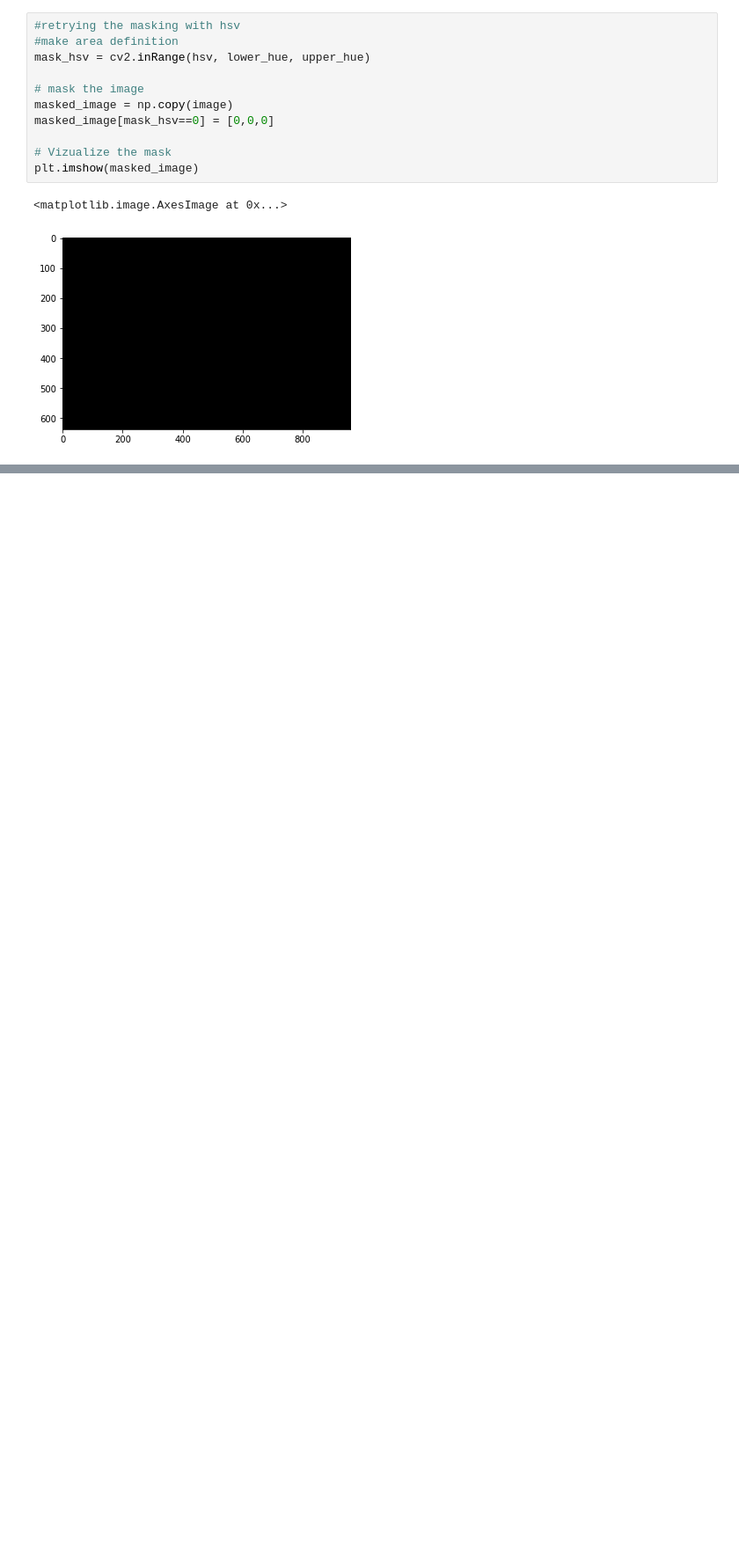
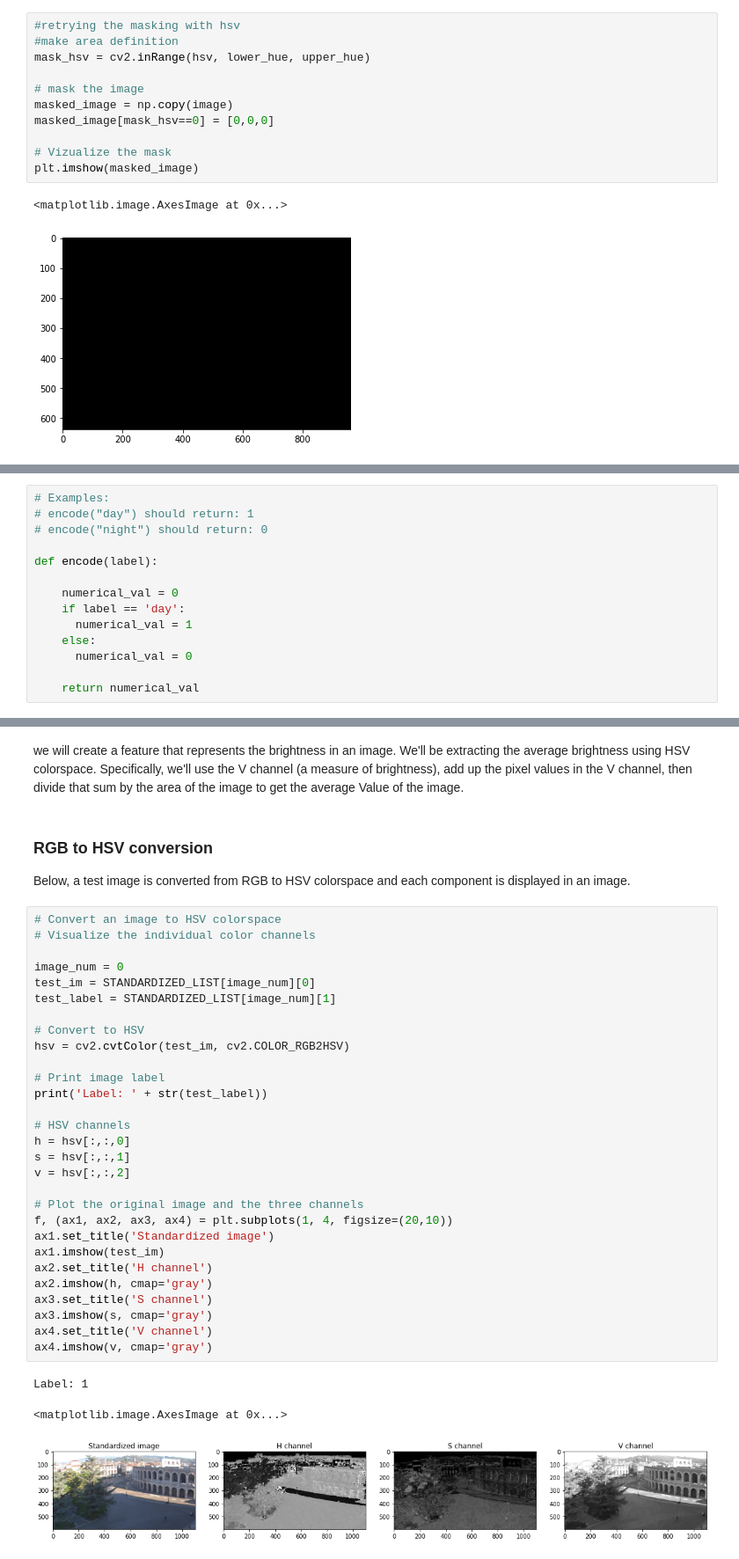
Before and after one commit to Fru-Adey/-Deep_Learning_in_Asset_Pricing, a Jupyter notebook: image_processing.ipynb, the cells around one changed output, grey strips where cells are left out. Shown at 88% size. Drawn from its saved outputs; the diff is of its cells as text; blank space fills up the shorter version.

```diff
--- a/image_processing.ipynb
+++ b/image_processing.ipynb
@@ -242,0 +319,14 @@ plt.imshow(masked_image)
+# %%
+# Examples:
+# encode("day") should return: 1
+# encode("night") should return: 0
+
+def encode(label):
+
+    numerical_val = 0
+    if label == 'day':
+      numerical_val = 1
+    else:
+      numerical_val = 0
+
+    return numerical_val
@@ -242,0 +384,38 @@ plt.imshow(masked_image)
+# %% [markdown]
+we will create a feature that represents the brightness in an image. We'll be extracting the average brightness using HSV colorspace. Specifically, we'll use the V channel (a measure of brightness), add up the pixel values in the V channel, then divide that sum by the area of the image to get the average Value of the image.
+# %% [markdown]
+### RGB to HSV conversion
+Below, a test image is converted from RGB to HSV colorspace and each component is displayed in an image.
+# %%
+# Convert an image to HSV colorspace
+# Visualize the individual color channels
+
+image_num = 0
+test_im = STANDARDIZED_LIST[image_num][0]
+test_label = STANDARDIZED_LIST[image_num][1]
+
+# Convert to HSV
+hsv = cv2.cvtColor(test_im, cv2.COLOR_RGB2HSV)
+
+# Print image label
+print('Label: ' + str(test_label))
+
+# HSV channels
+h = hsv[:,:,0]
+s = hsv[:,:,1]
+v = hsv[:,:,2]
+
+# Plot the original image and the three channels
+f, (ax1, ax2, ax3, ax4) = plt.subplots(1, 4, figsize=(20,10))
+ax1.set_title('Standardized image')
+ax1.imshow(test_im)
+ax2.set_title('H channel')
+ax2.imshow(h, cmap='gray')
+ax3.set_title('S channel')
+ax3.imshow(s, cmap='gray')
+ax4.set_title('V channel')
+ax4.imshow(v, cmap='gray')
+# %% [output]
+Label: 1
+<matplotlib.image.AxesImage at 0x...>
+[figure, added]
```
Also changed, not shown: parts of 40 cells of this notebook.
